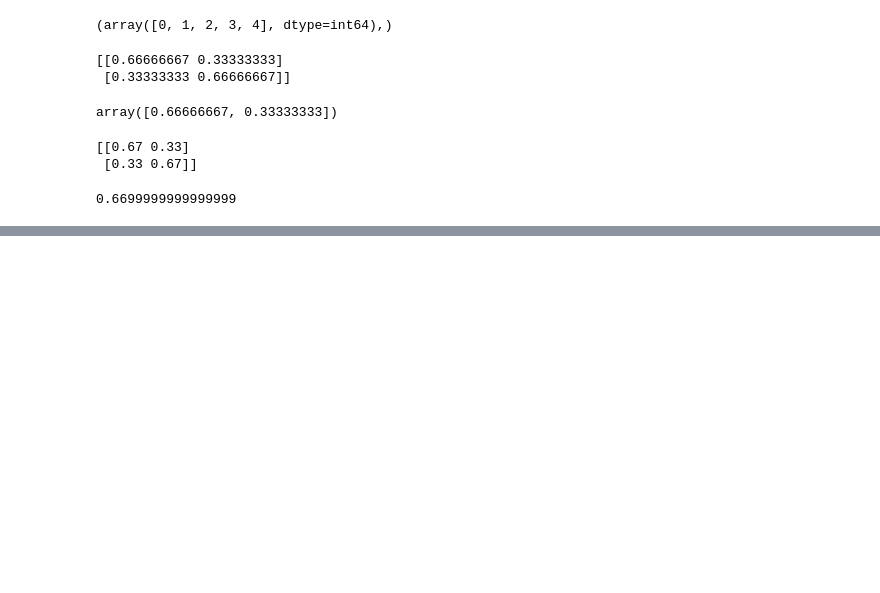
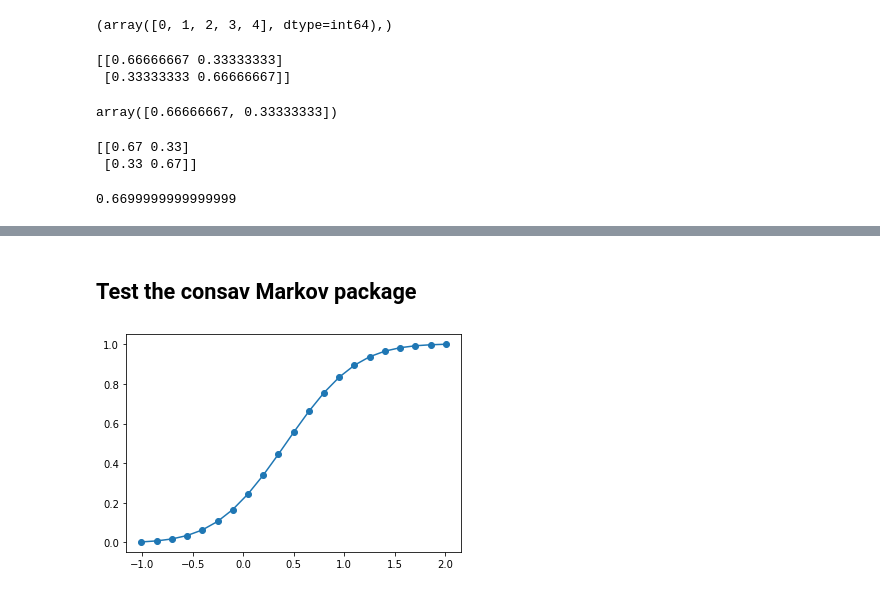
Before and after one commit to madsankern/MA_thesis, a Jupyter notebook: 01 - Tests.ipynb, the cells around one changed output, grey strips where cells are left out. Drawn from its saved outputs; the diff is of its cells as text; code cells hidden in the pictures; blank space fills up the shorter version.

```diff
--- a/01 - Tests.ipynb
+++ b/01 - Tests.ipynb
@@ -128,0 +144,2 @@ p_mat[0][0]
+# %% [markdown]
+## Test the consav Markov package
@@ -128,0 +189,13 @@ p_mat[0][0]
+# %%
+mu = 0.01
+sigma = 0.1
+rho = 0.98
+n = 21
+# %%
+grid,trans,ergodic,trans_cumsum,ergodic_cumsum = markov.tauchen(mu=mu,sigma=sigma,rho=rho,n=n)
+# %%
+plt.plot(grid,ergodic_cumsum)
+plt.scatter(grid,ergodic_cumsum)
+plt.show()
+# %% [output]
+[figure, added]
```
Also changed, not shown: parts of 12 cells of this notebook.
